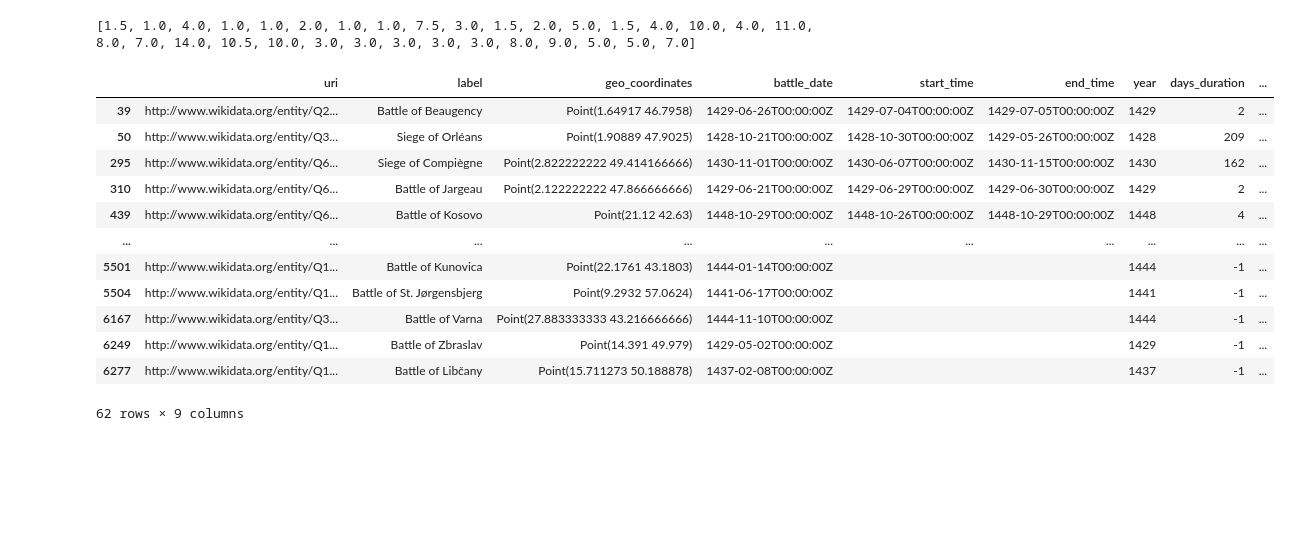
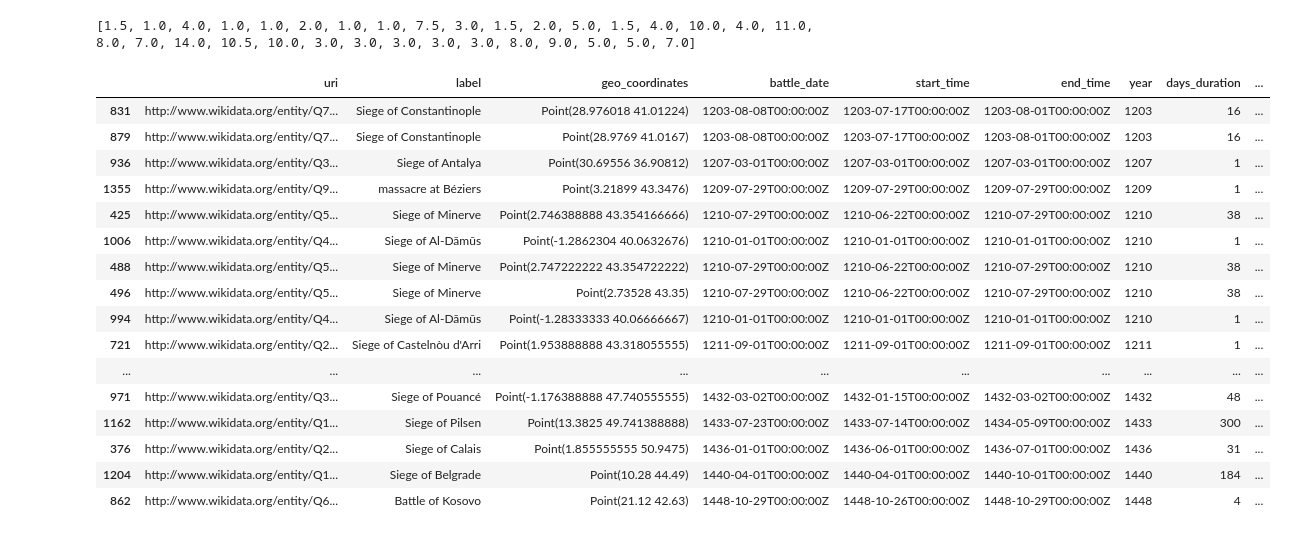
Before and after one commit to Sciences-historiques-numeriques/histoire_numerique_methodes, a Jupyter notebook: visualisation_exploration/wikidata_batailles.ipynb, the cells around one changed output. Saved outputs shown, nothing was run; the diff lists cells and outputs as text; code cells hidden in the pictures; blank space fills up the shorter version.

```diff
--- a/visualisation_exploration/wikidata_batailles.ipynb
+++ b/visualisation_exploration/wikidata_batailles.ipynb
@@ -798,18 +778,23 @@ print(medians)
 # %% [output]
 [1.5, 1.0, 4.0, 1.0, 1.0, 2.0, 1.0, 1.0, 7.5, 3.0, 1.5, 2.0, 5.0, 1.5, 4.0, 10.0, 4.0, 11.0, 8.0, 7.0, 14.0, 10.5, 10.0, 3.0, 3.0, 3.0, 3.0, 3.0, 8.0, 9.0, 5.0, 5.0, 7.0]
 # %%
-cdf_b[cdf_b.periodes.isin(['1426-1450'])]
+### Inspecter les données de périodes particulières
+cdf_b[(cdf_b['days_duration'] > 0) & (cdf_b.periodes.isin(['1201-1225','1426-1450']))].sort_values(by='year')
 # %% [output]
 |  | uri | label | geo_coordinates | battle_date | start_time | end_time | year | days_duration | ... |
-| 39 | http://www.wikidata.org/entity/Q2... | Battle of Beaugency | Point(1.64917 46.7958) | 1429-06-26T00:00:00Z | 1429-07-04T00:00:00Z | 1429-07-05T00:00:00Z | 1429 | 2 | ... |
-| 50 | http://www.wikidata.org/entity/Q3... | Siege of Orléans | Point(1.90889 47.9025) | 1428-10-21T00:00:00Z | 1428-10-30T00:00:00Z | 1429-05-26T00:00:00Z | 1428 | 209 | ... |
-| 295 | http://www.wikidata.org/entity/Q6... | Siege of Compiègne | Point(2.822222222 49.414166666) | 1430-11-01T00:00:00Z | 1430-06-07T00:00:00Z | 1430-11-15T00:00:00Z | 1430 | 162 | ... |
-| 310 | http://www.wikidata.org/entity/Q6... | Battle of Jargeau | Point(2.122222222 47.866666666) | 1429-06-21T00:00:00Z | 1429-06-29T00:00:00Z | 1429-06-30T00:00:00Z | 1429 | 2 | ... |
-| 439 | http://www.wikidata.org/entity/Q6... | Battle of Kosovo | Point(21.12 42.63) | 1448-10-29T00:00:00Z | 1448-10-26T00:00:00Z | 1448-10-29T00:00:00Z | 1448 | 4 | ... |
+| 831 | http://www.wikidata.org/entity/Q7... | Siege of Constantinople | Point(28.976018 41.01224) | 1203-08-08T00:00:00Z | 1203-07-17T00:00:00Z | 1203-08-01T00:00:00Z | 1203 | 16 | ... |
+| 879 | http://www.wikidata.org/entity/Q7... | Siege of Constantinople | Point(28.9769 41.0167) | 1203-08-08T00:00:00Z | 1203-07-17T00:00:00Z | 1203-08-01T00:00:00Z | 1203 | 16 | ... |
+| 936 | http://www.wikidata.org/entity/Q3... | Siege of Antalya | Point(30.69556 36.90812) | 1207-03-01T00:00:00Z | 1207-03-01T00:00:00Z | 1207-03-01T00:00:00Z | 1207 | 1 | ... |
+| 1355 | http://www.wikidata.org/entity/Q9... | massacre at Béziers | Point(3.21899 43.3476) | 1209-07-29T00:00:00Z | 1209-07-29T00:00:00Z | 1209-07-29T00:00:00Z | 1209 | 1 | ... |
+| 425 | http://www.wikidata.org/entity/Q5... | Siege of Minerve | Point(2.746388888 43.354166666) | 1210-07-29T00:00:00Z | 1210-06-22T00:00:00Z | 1210-07-29T00:00:00Z | 1210 | 38 | ... |
+| 1006 | http://www.wikidata.org/entity/Q4... | Siege of Al-Dāmūs | Point(-1.2862304 40.0632676) | 1210-01-01T00:00:00Z | 1210-01-01T00:00:00Z | 1210-01-01T00:00:00Z | 1210 | 1 | ... |
+| 488 | http://www.wikidata.org/entity/Q5... | Siege of Minerve | Point(2.747222222 43.354722222) | 1210-07-29T00:00:00Z | 1210-06-22T00:00:00Z | 1210-07-29T00:00:00Z | 1210 | 38 | ... |
+| 496 | http://www.wikidata.org/entity/Q5... | Siege of Minerve | Point(2.73528 43.35) | 1210-07-29T00:00:00Z | 1210-06-22T00:00:00Z | 1210-07-29T00:00:00Z | 1210 | 38 | ... |
+| 994 | http://www.wikidata.org/entity/Q4... | Siege of Al-Dāmūs | Point(-1.28333333 40.06666667) | 1210-01-01T00:00:00Z | 1210-01-01T00:00:00Z | 1210-01-01T00:00:00Z | 1210 | 1 | ... |
+| 721 | http://www.wikidata.org/entity/Q2... | Siege of Castelnòu d'Arri | Point(1.953888888 43.318055555) | 1211-09-01T00:00:00Z | 1211-09-01T00:00:00Z | 1211-09-01T00:00:00Z | 1211 | 1 | ... |
 | ... | ... | ... | ... | ... | ... | ... | ... | ... | ... |
-| 5501 | http://www.wikidata.org/entity/Q1... | Battle of Kunovica | Point(22.1761 43.1803) | 1444-01-14T00:00:00Z |  |  | 1444 | -1 | ... |
-| 5504 | http://www.wikidata.org/entity/Q1... | Battle of St. Jørgensbjerg | Point(9.2932 57.0624) | 1441-06-17T00:00:00Z |  |  | 1441 | -1 | ... |
-| 6167 | http://www.wikidata.org/entity/Q3... | Battle of Varna | Point(27.883333333 43.216666666) | 1444-11-10T00:00:00Z |  |  | 1444 | -1 | ... |
-| 6249 | http://www.wikidata.org/entity/Q1... | Battle of Zbraslav | Point(14.391 49.979) | 1429-05-02T00:00:00Z |  |  | 1429 | -1 | ... |
-| 6277 | http://www.wikidata.org/entity/Q1... | Battle of Libčany | Point(15.711273 50.188878) | 1437-02-08T00:00:00Z |  |  | 1437 | -1 | ... |
+| 971 | http://www.wikidata.org/entity/Q3... | Siege of Pouancé | Point(-1.176388888 47.740555555) | 1432-03-02T00:00:00Z | 1432-01-15T00:00:00Z | 1432-03-02T00:00:00Z | 1432 | 48 | ... |
+| 1162 | http://www.wikidata.org/entity/Q1... | Siege of Pilsen | Point(13.3825 49.741388888) | 1433-07-23T00:00:00Z | 1433-07-14T00:00:00Z | 1434-05-09T00:00:00Z | 1433 | 300 | ... |
+| 376 | http://www.wikidata.org/entity/Q2... | Siege of Calais | Point(1.855555555 50.9475) | 1436-01-01T00:00:00Z | 1436-06-01T00:00:00Z | 1436-07-01T00:00:00Z | 1436 | 31 | ... |
+| 1204 | http://www.wikidata.org/entity/Q1... | Siege of Belgrade | Point(10.28 44.49) | 1440-04-01T00:00:00Z | 1440-04-01T00:00:00Z | 1440-10-01T00:00:00Z | 1440 | 184 | ... |
+| 862 | http://www.wikidata.org/entity/Q6... | Battle of Kosovo | Point(21.12 42.63) | 1448-10-29T00:00:00Z | 1448-10-26T00:00:00Z | 1448-10-29T00:00:00Z | 1448 | 4 | ... |
-62 rows × 9 columns
```
Also changed, not shown: parts of 57 cells of this notebook, 1 other file.
